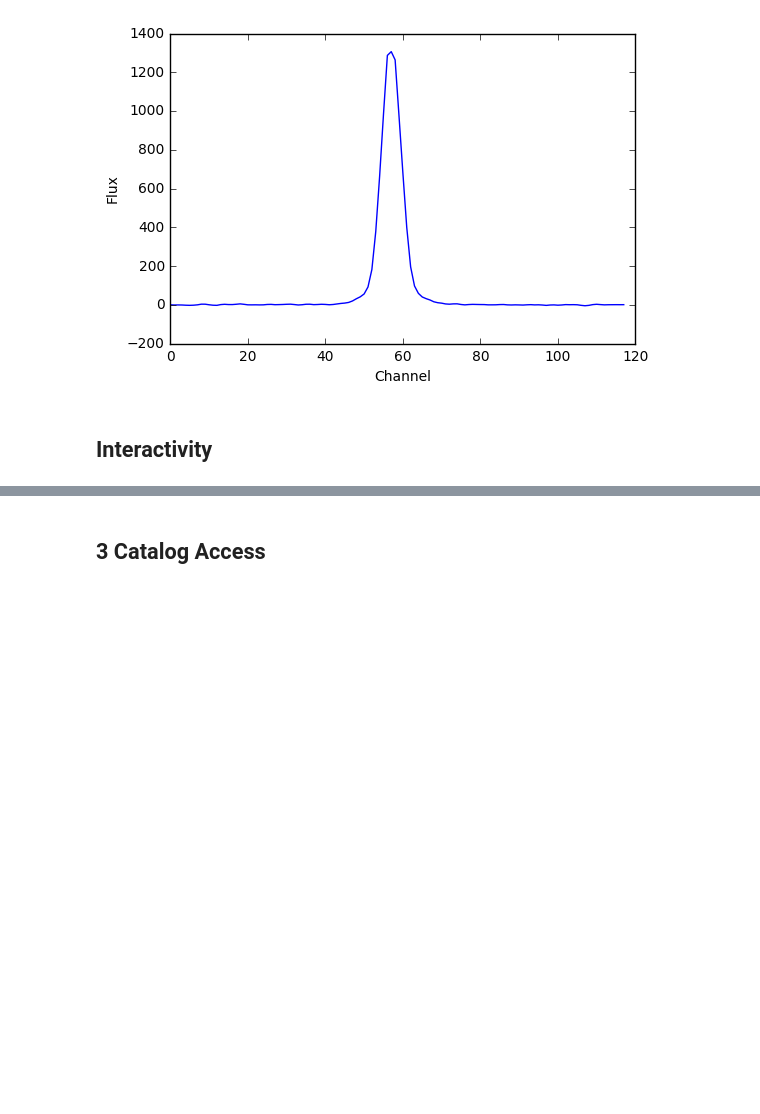
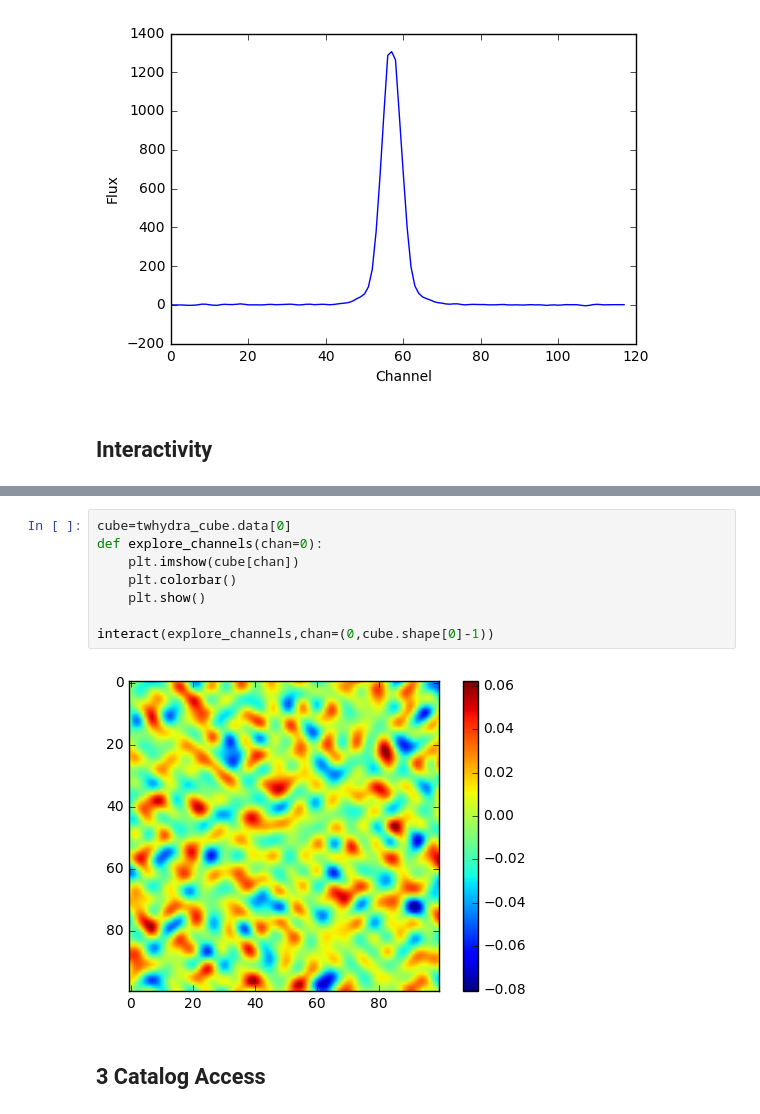
Before and after one commit to ChileanVirtualObservatory/notebooks, a Jupyter notebook: course/II - Accesing Data.ipynb, the cells around one changed output, grey strips where cells are left out. Saved outputs shown, nothing was run; the diff lists cells and outputs as text; blank space fills up the shorter version.

```diff
--- a/course/II - Accesing Data.ipynb
+++ b/course/II - Accesing Data.ipynb
@@ -138,3 +138,13 @@ limits
+# %%
+cube=twhydra_cube.data[0]
+def explore_channels(chan=0):
+    plt.imshow(cube[chan])
+    plt.colorbar()
+    plt.show()
+
+interact(explore_channels,chan=(0,cube.shape[0]-1))
+# %% [output]
+[figure, added]
 # %% [markdown]
 ## 3 Catalog Access
 # %%
```
Also changed, not shown: parts of 17 cells of this notebook, 1 other file.
